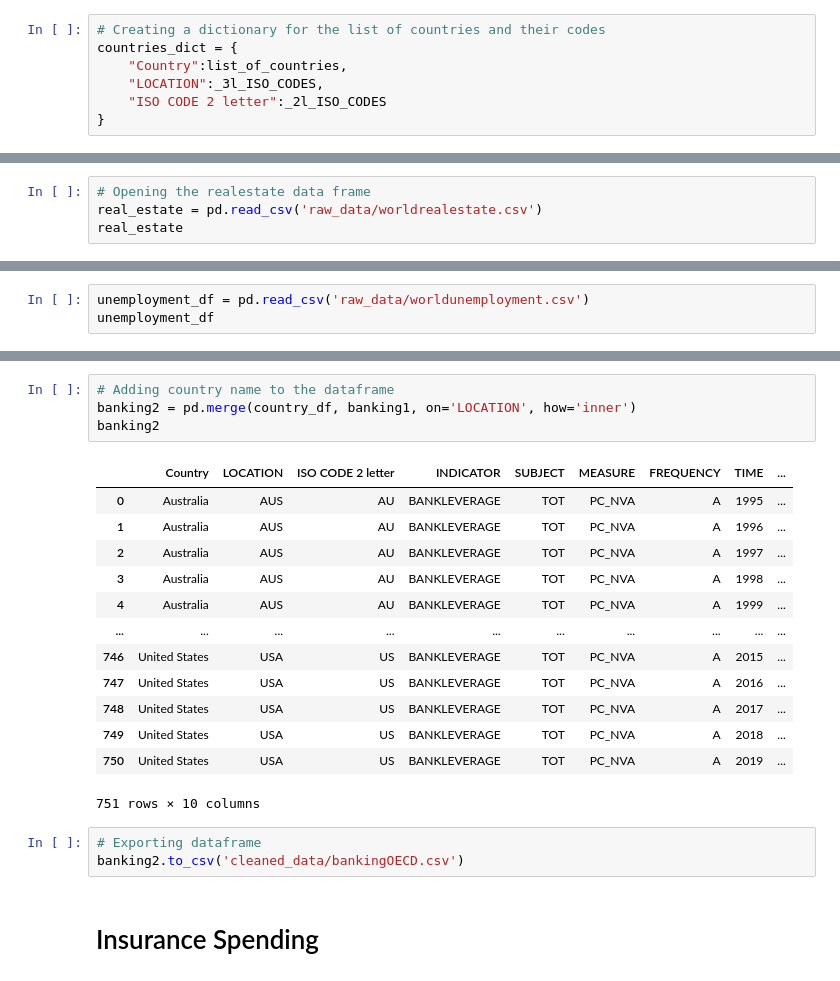
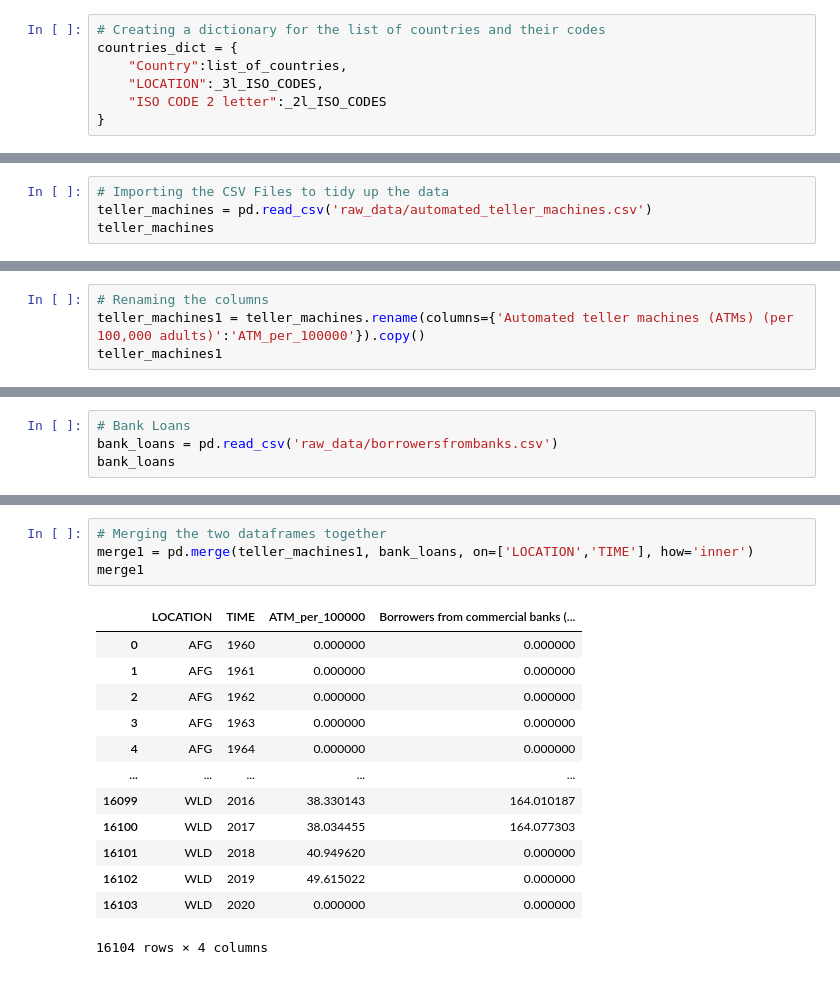
Before and after one commit to skumble27/final-project, a Jupyter notebook: dataextraction.ipynb, the cells around one changed output, grey strips where cells are left out. Drawn from its saved outputs; the diff is of its cells as text.

```diff
--- a/dataextraction.ipynb
+++ b/dataextraction.ipynb
@@ -148,5 +167,5 @@ country_df = pd.DataFrame(countries_dict)
 # %%
-# Opening the realestate data frame
-real_estate = pd.read_csv('raw_data/worldrealestate.csv')
-real_estate
+# Importing the CSV Files to tidy up the data
+teller_machines = pd.read_csv('raw_data/automated_teller_machines.csv')
+teller_machines
 # %% [output]
@@ -191,0 +185,4 @@ final_real_estate_data.to_csv('cleaned_data/realestateOECD.csv')
+# %%
+# Renaming the columns
+teller_machines1 = teller_machines.rename(columns={'Automated teller machines (ATMs) (per 100,000 adults)':'ATM_per_100000'}).copy()
+teller_machines1
@@ -192,4 +203,5 @@ final_real_estate_data.to_csv('cleaned_data/realestateOECD.csv')
 # %%
-unemployment_df = pd.read_csv('raw_data/worldunemployment.csv')
-unemployment_df
+# Bank Loans
+bank_loans = pd.read_csv('raw_data/borrowersfrombanks.csv')
+bank_loans
 # %% [output]
@@ -285,23 +221,18 @@ banking1
 # %%
-# Adding country name to the dataframe
-banking2 = pd.merge(country_df, banking1, on='LOCATION', how='inner')
-banking2
+# Merging the two dataframes together
+merge1 = pd.merge(teller_machines1, bank_loans, on=['LOCATION','TIME'], how='inner')
+merge1
 # %% [output]
-|  | Country | LOCATION | ISO CODE 2 letter | INDICATOR | SUBJECT | MEASURE | FREQUENCY | TIME | ... |
-| 0 | Australia | AUS | AU | BANKLEVERAGE | TOT | PC_NVA | A | 1995 | ... |
-| 1 | Australia | AUS | AU | BANKLEVERAGE | TOT | PC_NVA | A | 1996 | ... |
-| 2 | Australia | AUS | AU | BANKLEVERAGE | TOT | PC_NVA | A | 1997 | ... |
-| 3 | Australia | AUS | AU | BANKLEVERAGE | TOT | PC_NVA | A | 1998 | ... |
-| 4 | Australia | AUS | AU | BANKLEVERAGE | TOT | PC_NVA | A | 1999 | ... |
-| ... | ... | ... | ... | ... | ... | ... | ... | ... | ... |
-| 746 | United States | USA | US | BANKLEVERAGE | TOT | PC_NVA | A | 2015 | ... |
-| 747 | United States | USA | US | BANKLEVERAGE | TOT | PC_NVA | A | 2016 | ... |
-| 748 | United States | USA | US | BANKLEVERAGE | TOT | PC_NVA | A | 2017 | ... |
-| 749 | United States | USA | US | BANKLEVERAGE | TOT | PC_NVA | A | 2018 | ... |
-| 750 | United States | USA | US | BANKLEVERAGE | TOT | PC_NVA | A | 2019 | ... |
+|  | LOCATION | TIME | ATM_per_100000 | Borrowers from commercial banks (... |
+| 0 | AFG | 1960 | 0.000000 | 0.000000 |
+| 1 | AFG | 1961 | 0.000000 | 0.000000 |
+| 2 | AFG | 1962 | 0.000000 | 0.000000 |
+| 3 | AFG | 1963 | 0.000000 | 0.000000 |
+| 4 | AFG | 1964 | 0.000000 | 0.000000 |
+| ... | ... | ... | ... | ... |
+| 16099 | WLD | 2016 | 38.330143 | 164.010187 |
+| 16100 | WLD | 2017 | 38.034455 | 164.077303 |
+| 16101 | WLD | 2018 | 40.949620 | 0.000000 |
+| 16102 | WLD | 2019 | 49.615022 | 0.000000 |
+| 16103 | WLD | 2020 | 0.000000 | 0.000000 |
-751 rows × 10 columns
+16104 rows × 4 columns
-# %%
-# Exporting dataframe
-banking2.to_csv('cleaned_data/bankingOECD.csv')
-# %% [markdown]
-# Insurance Spending
```
Also changed, not shown: parts of 50 cells of this notebook, 34 other files.
